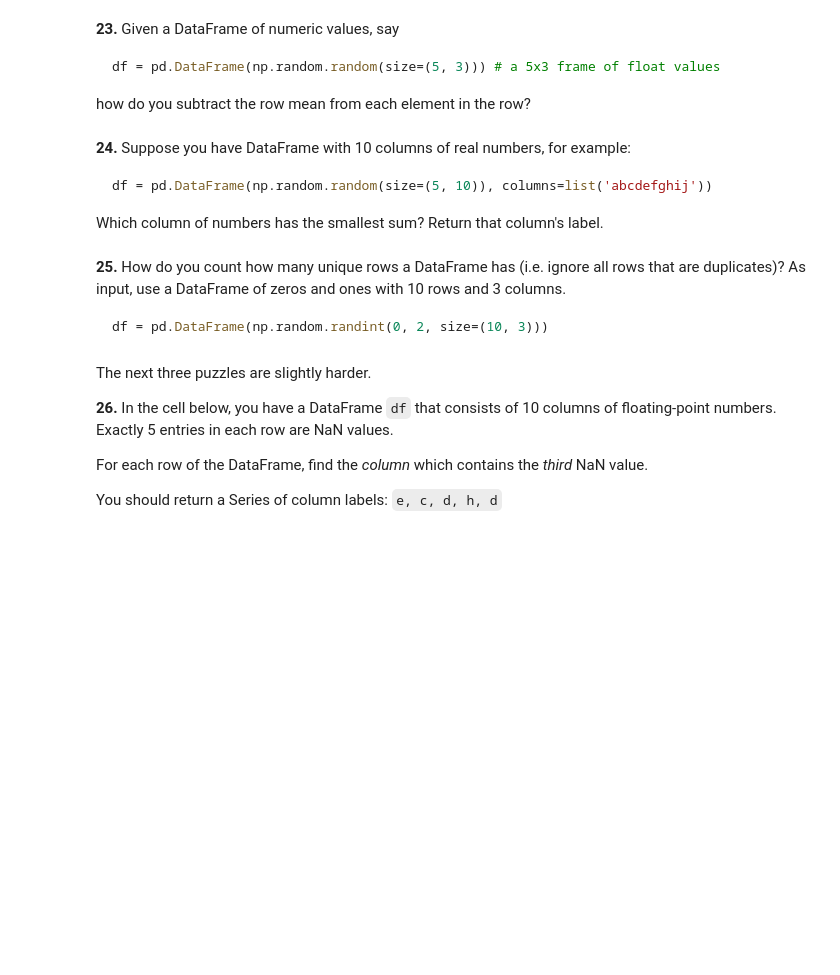
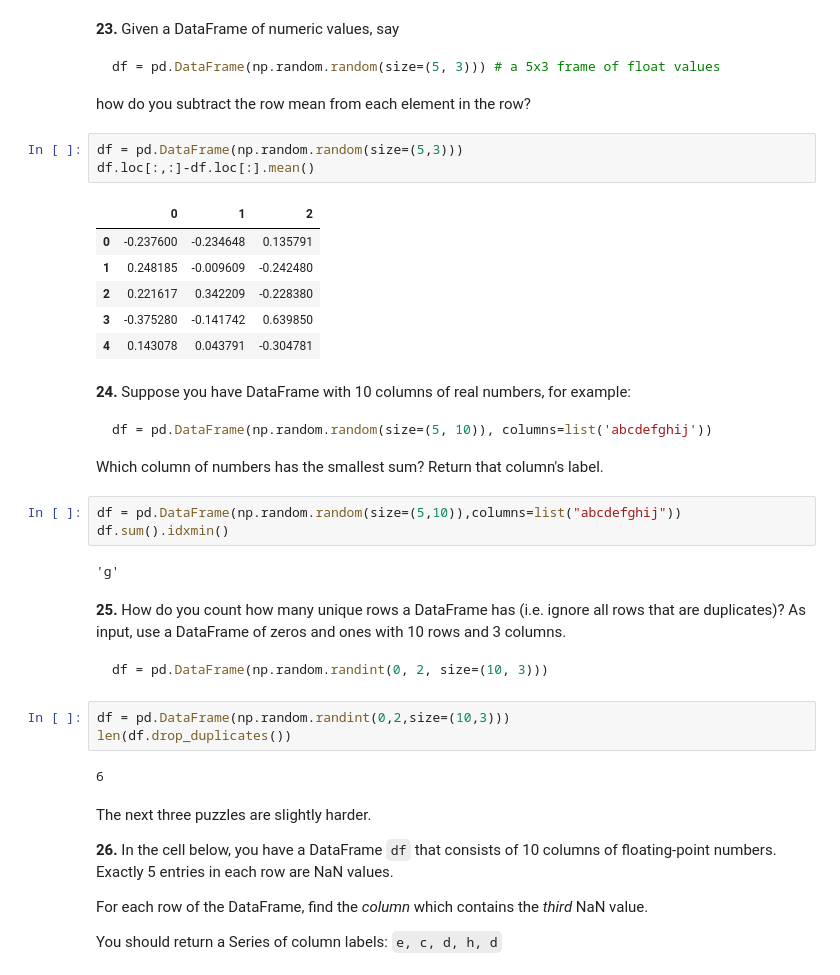
Before and after one commit to mjcarr458/CISC367DataScience, a Jupyter notebook: 100-pandas-puzzles.ipynb, the cells around one changed output. Drawn from its saved outputs; the diff is of its cells as text; blank space fills up the shorter version.

````diff
--- a/100-pandas-puzzles.ipynb
+++ b/100-pandas-puzzles.ipynb
@@ -285,6 +283,16 @@ df = pd.DataFrame(np.random.random(size=(5, 3))) # a 5x3 frame of float values
 ```
 
 how do you subtract the row mean from each element in the row?
+# %%
+df = pd.DataFrame(np.random.random(size=(5,3)))
+df.loc[:,:]-df.loc[:].mean()
+# %% [output]
+|  | 0 | 1 | 2 |
+| 0 | -0.237600 | -0.234648 | 0.135791 |
+| 1 | 0.248185 | -0.009609 | -0.242480 |
+| 2 | 0.221617 | 0.342209 | -0.228380 |
+| 3 | -0.375280 | -0.141742 | 0.639850 |
+| 4 | 0.143078 | 0.043791 | -0.304781 |
 # %% [markdown]
 **24.** Suppose you have DataFrame with 10 columns of real numbers, for example:
 
@@ -292,12 +300,22 @@ how do you subtract the row mean from each element in the row?
 df = pd.DataFrame(np.random.random(size=(5, 10)), columns=list('abcdefghij'))
 ```
 Which column of numbers has the smallest sum?  Return that column's label.
+# %%
+df = pd.DataFrame(np.random.random(size=(5,10)),columns=list("abcdefghij"))
+df.sum().idxmin()
+# %% [output]
+'g'
 # %% [markdown]
 **25.** How do you count how many unique rows a DataFrame has (i.e. ignore all rows that are duplicates)? As input, use a DataFrame of zeros and ones with 10 rows and 3 columns.
 
 ```python
 df = pd.DataFrame(np.random.randint(0, 2, size=(10, 3)))
 ```
+# %%
+df = pd.DataFrame(np.random.randint(0,2,size=(10,3)))
+len(df.drop_duplicates())
+# %% [output]
+6
 # %% [markdown]
 The next three puzzles are slightly harder.
 
````
Also changed, not shown: parts of 3 cells of this notebook.
